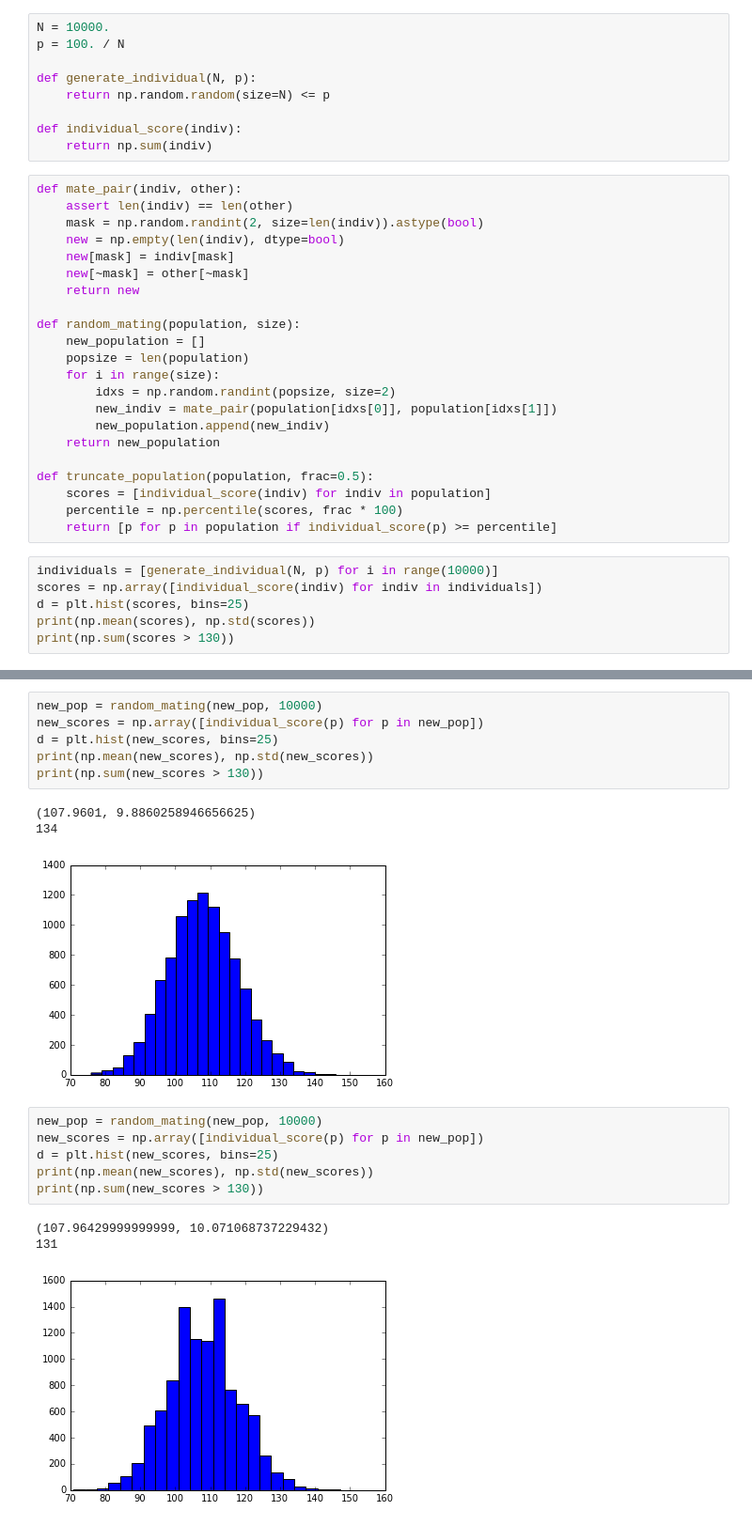
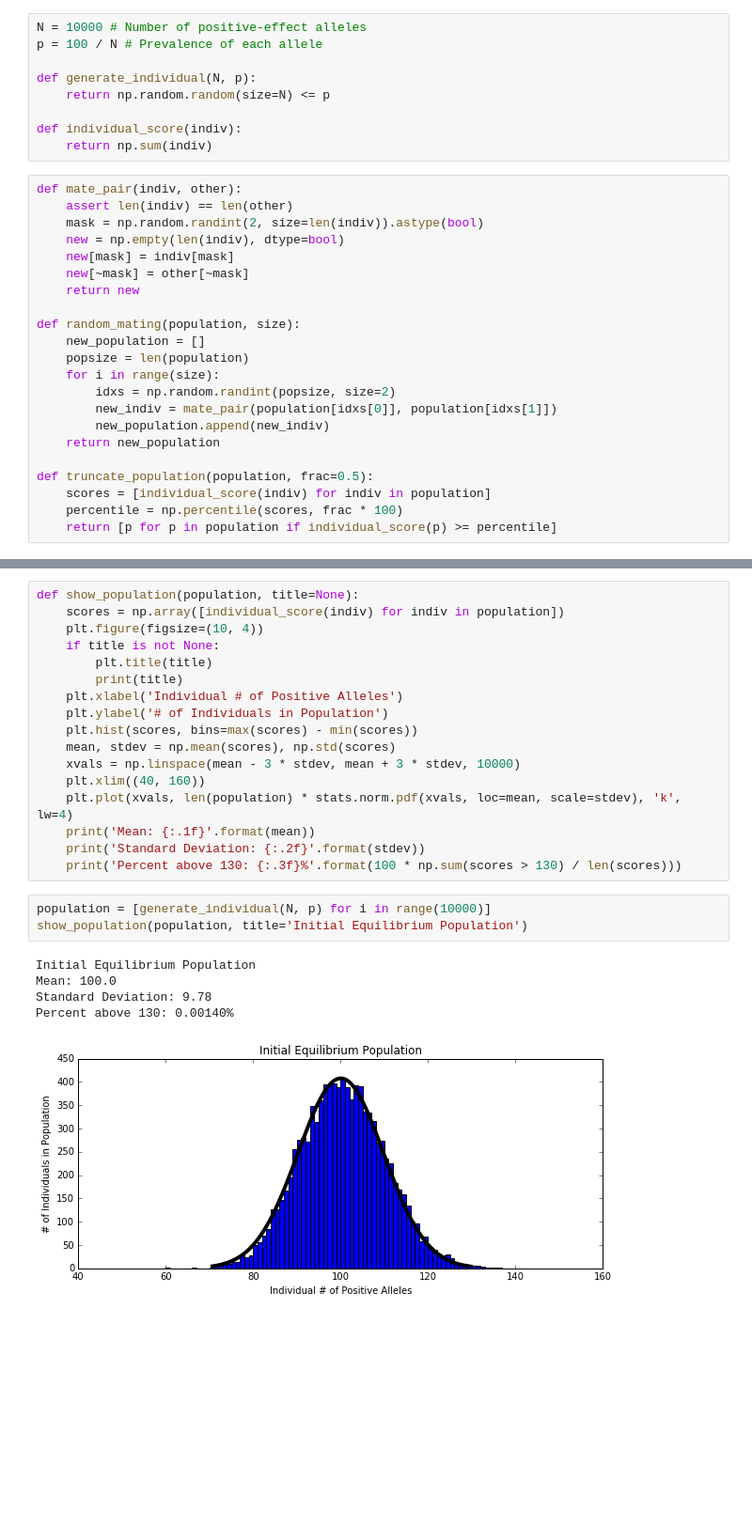
Before and after one commit to caethan/quant_genetics, a Jupyter notebook: Simple simulation.ipynb, the cells around one changed output, grey strips where cells are left out. Shown at 94% size. Drawn from its saved outputs; the diff is of its cells as text; blank space fills up the shorter version.

```diff
--- a/Simple simulation.ipynb
+++ b/Simple simulation.ipynb
@@ -3,8 +5,8 @@ import numpy as np
 import matplotlib.pyplot as plt
 %matplotlib inline
 # %%
-N = 10000.
-p = 100. / N
+N = 10000 # Number of positive-effect alleles
+p = 100 / N # Prevalence of each allele
 
 def generate_individual(N, p):
     return np.random.random(size=N) <= p
@@ -33,9 +35,3 @@ def truncate_population(population, frac=0.5):
     scores = [individual_score(indiv) for indiv in population]
     percentile = np.percentile(scores, frac * 100)
     return [p for p in population if individual_score(p) >= percentile]
-# %%
-individuals = [generate_individual(N, p) for i in range(10000)]
-scores = np.array([individual_score(indiv) for indiv in individuals])
-d = plt.hist(scores, bins=25)
-print(np.mean(scores), np.std(scores))
-print(np.sum(scores > 130))
@@ -76,20 +38,26 @@ print(np.sum(new_scores > 130))
-# %%
-new_pop = random_mating(new_pop, 10000)
-new_scores = np.array([individual_score(p) for p in new_pop])
-d = plt.hist(new_scores, bins=25)
-print(np.mean(new_scores), np.std(new_scores))
-print(np.sum(new_scores > 130))
-# %% [output]
-(107.9601, 9.8860258946656625)
-134
-[figure, removed]
-# %%
-new_pop = random_mating(new_pop, 10000)
-new_scores = np.array([individual_score(p) for p in new_pop])
-d = plt.hist(new_scores, bins=25)
-print(np.mean(new_scores), np.std(new_scores))
-print(np.sum(new_scores > 130))
-# %% [output]
-(107.96429999999999, 10.071068737229432)
-131
-[figure, removed]
+# %%
+def show_population(population, title=None):
+    scores = np.array([individual_score(indiv) for indiv in population])
+    plt.figure(figsize=(10, 4))
+    if title is not None:
+        plt.title(title)
+        print(title)
+    plt.xlabel('Individual # of Positive Alleles')
+    plt.ylabel('# of Individuals in Population')
+    plt.hist(scores, bins=max(scores) - min(scores))
+    mean, stdev = np.mean(scores), np.std(scores)
+    xvals = np.linspace(mean - 3 * stdev, mean + 3 * stdev, 10000)
+    plt.xlim((40, 160))
+    plt.plot(xvals, len(population) * stats.norm.pdf(xvals, loc=mean, scale=stdev), 'k', lw=4)
+    print('Mean: {:.1f}'.format(mean))
+    print('Standard Deviation: {:.2f}'.format(stdev))
+    print('Percent above 130: {:.3f}%'.format(100 * np.sum(scores > 130) / len(scores)))
+# %%
+population = [generate_individual(N, p) for i in range(10000)]
+show_population(population, title='Initial Equilibrium Population')
+# %% [output]
+Initial Equilibrium Population
+Mean: 100.0
+Standard Deviation: 9.78
+Percent above 130: 0.00140%
+[figure, added]
```
Also changed, not shown: parts of 8 cells of this notebook.
